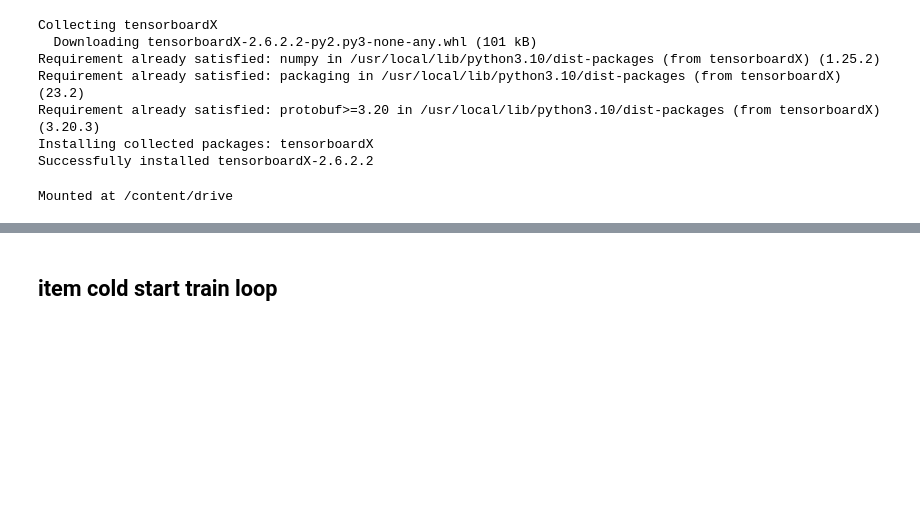
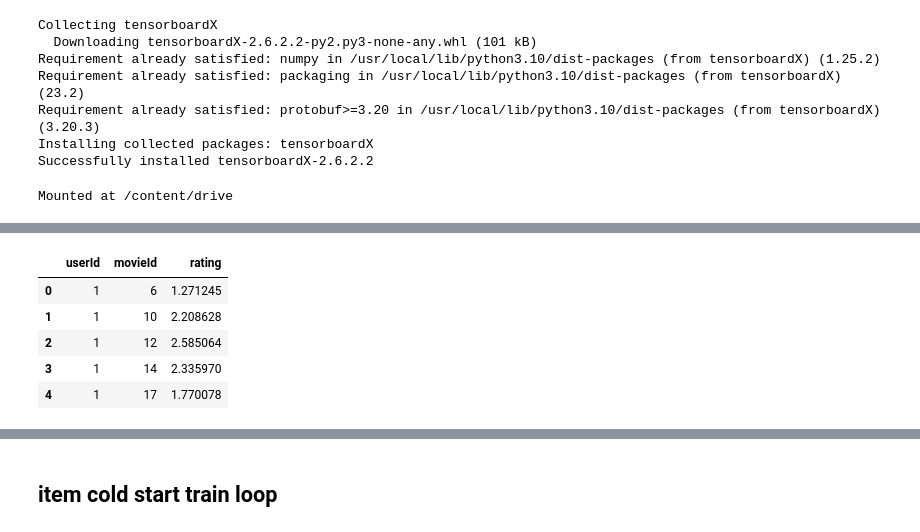
Before and after one commit to jonathanbcarlson/CS247Project, a Jupyter notebook: AttributeGNN/AGNN_ModelTrain.ipynb, the cells around one changed output, grey strips where cells are left out. Saved outputs shown, nothing was run; the diff lists cells and outputs as text; code cells hidden in the pictures; blank space fills up the shorter version.

```diff
--- a/AttributeGNN/AGNN_ModelTrain.ipynb
+++ b/AttributeGNN/AGNN_ModelTrain.ipynb
@@ -487,0 +490,16 @@ Mounted at /content/drive
+# %%
+coldgan_path = "drive/MyDrive/CS247/Project/ColdGAN/"
+# dis_model = torch.load(coldgan_path+"dis.pth")
+# gen_model = torch.load(coldgan_path+"gen.pth")
+# %%
+gan_rating_df = pd.read_csv(coldgan_path + "gan_ratings.dat", sep=" ", header=None, names=["userId", "movieId", "rating"])
+raw_gan_rating_df = pd.read_csv(coldgan_path + "raw_gan_ratings.dat", sep=" ", header=None, names=["userId", "movieId", "rating"])
+# %%
+raw_gan_rating_df.head()
+# %% [output]
+|  | userId | movieId | rating |
+| 0 | 1 | 6 | 1.271245 |
+| 1 | 1 | 10 | 2.208628 |
+| 2 | 1 | 12 | 2.585064 |
+| 3 | 1 | 14 | 2.335970 |
+| 4 | 1 | 17 | 1.770078 |
```
Also changed, not shown: parts of 32 cells of this notebook.
